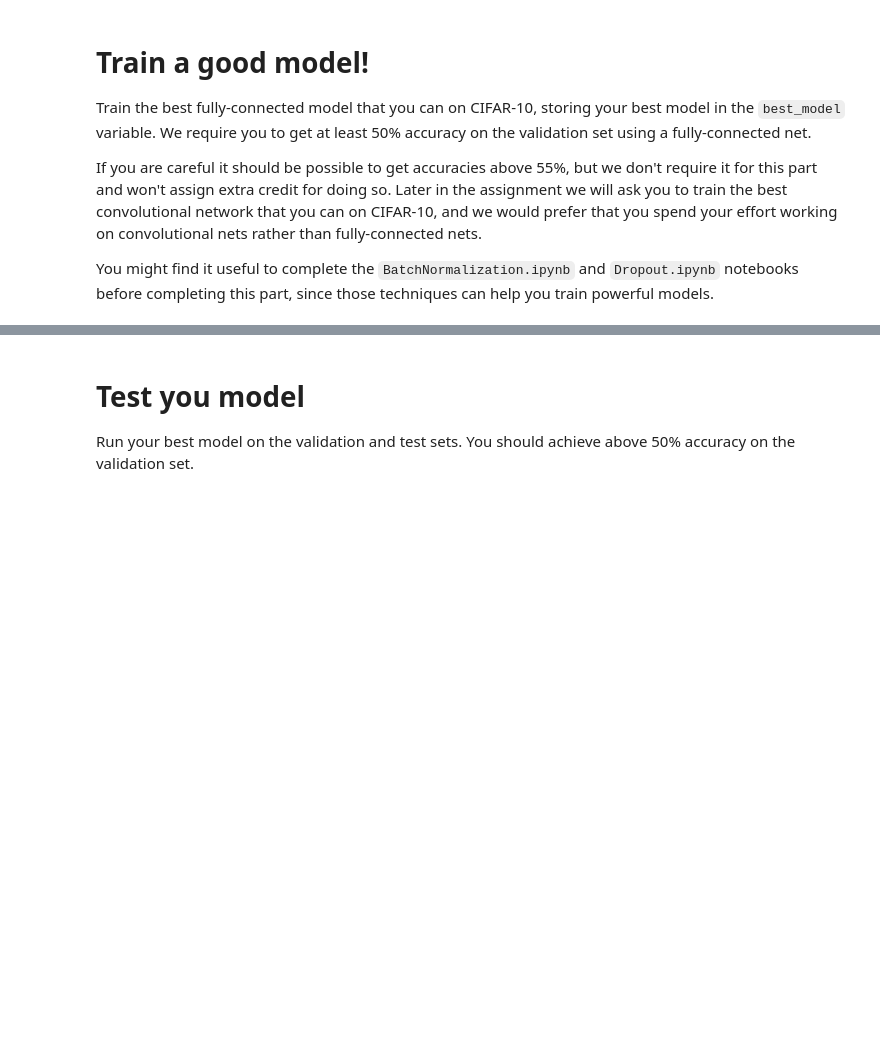
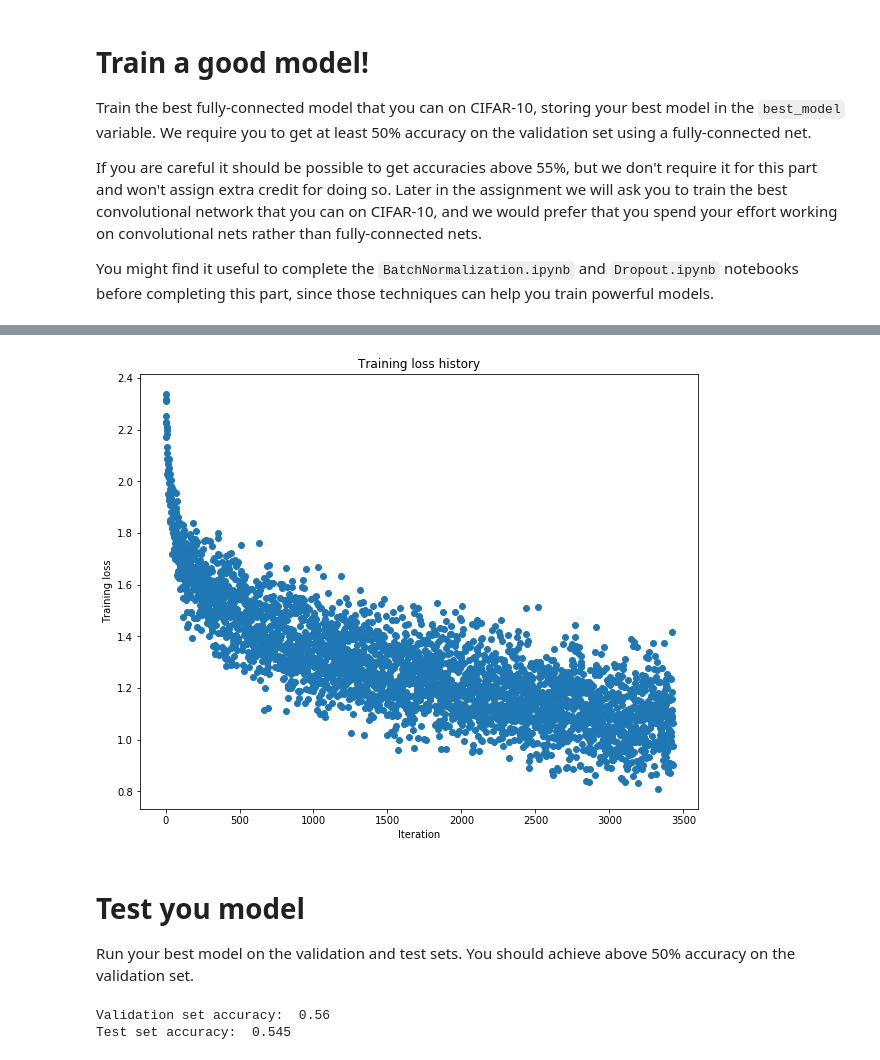
Before and after one commit to kandluis/cs231n, a Jupyter notebook: assignment2/FullyConnectedNets.ipynb, the cells around one changed output, grey strips where cells are left out. Saved outputs shown, nothing was run; the diff lists cells and outputs as text; code cells hidden in the pictures; blank space fills up the shorter version.

```diff
--- a/assignment2/FullyConnectedNets.ipynb
+++ b/assignment2/FullyConnectedNets.ipynb
@@ -782,18 +787,24 @@ best_model = None
 # batch normalization and dropout useful. Store your best model in the         #
 # best_model variable.                                                         #
 ################################################################################
+np.random.seed(231)
 
 learning_rate = 1e-3
-weight_scale = 1e-1
-model = FullyConnectedNet([100, 100, 100, 100],
-                weight_scale=weight_scale, dtype=np.float64)
-solver = Solver(model, small_data,
-                print_every=10, num_epochs=20, batch_size=25,
-                update_rule='sgd',
+weight_scale = 5e-2
+dropout = 0.0
+best_model = FullyConnectedNet([100, 100, 100, 100, 100],
+                               weight_scale=weight_scale,
+                               dropout=dropout, use_batchnorm=True,
+                               dtype=np.float64)
+solver = Solver(best_model, data,
+                update_rule='adam',
                 optim_config={
                   'learning_rate': learning_rate,
-                }
-         )
+                },
+                lr_decay=0.9,
+                num_epochs=7, batch_size=100,
+                print_every=100)
+
 solver.train()
 
 plt.plot(solver.loss_history, 'o')
@@ -804,3 +815,4 @@ plt.show()
 ################################################################################
 #                              END OF YOUR CODE                                #
 ################################################################################
+# %% [output]
@@ -807,3 +836,4 @@ plt.show()
+[figure, added]
 # %% [markdown]
 # Test you model
 Run your best model on the validation and test sets. You should achieve above 50% accuracy on the validation set.
@@ -812,3 +842,6 @@ y_test_pred = np.argmax(best_model.loss(data['X_test']), axis=1)
 y_val_pred = np.argmax(best_model.loss(data['X_val']), axis=1)
 print('Validation set accuracy: ', (y_val_pred == data['y_val']).mean())
 print('Test set accuracy: ', (y_test_pred == data['y_test']).mean())
+# %% [output]
+Validation set accuracy:  0.56
+Test set accuracy:  0.545
```
Also changed, not shown: parts of 5 cells of this notebook, 3 other files.
